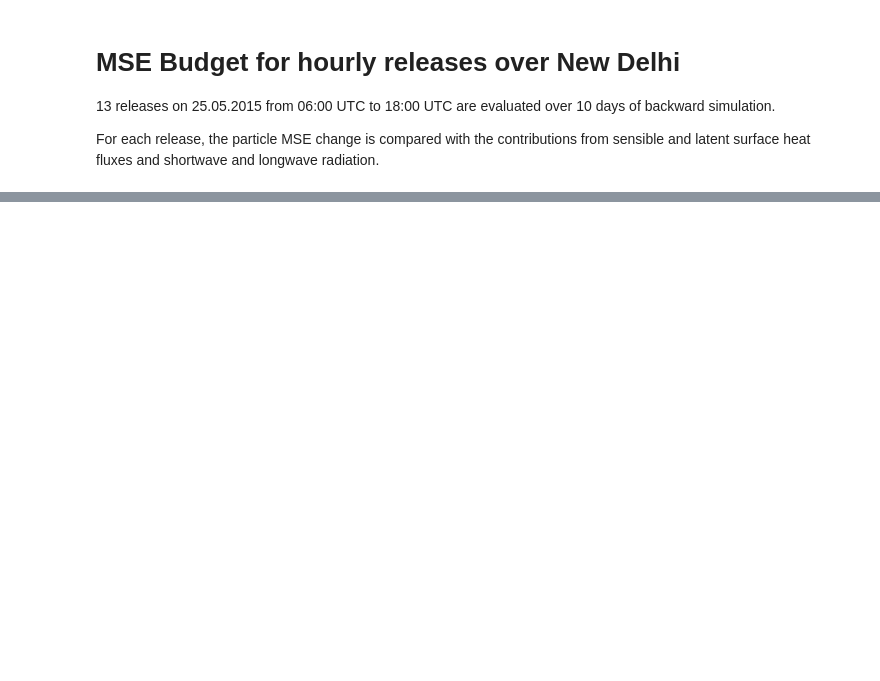
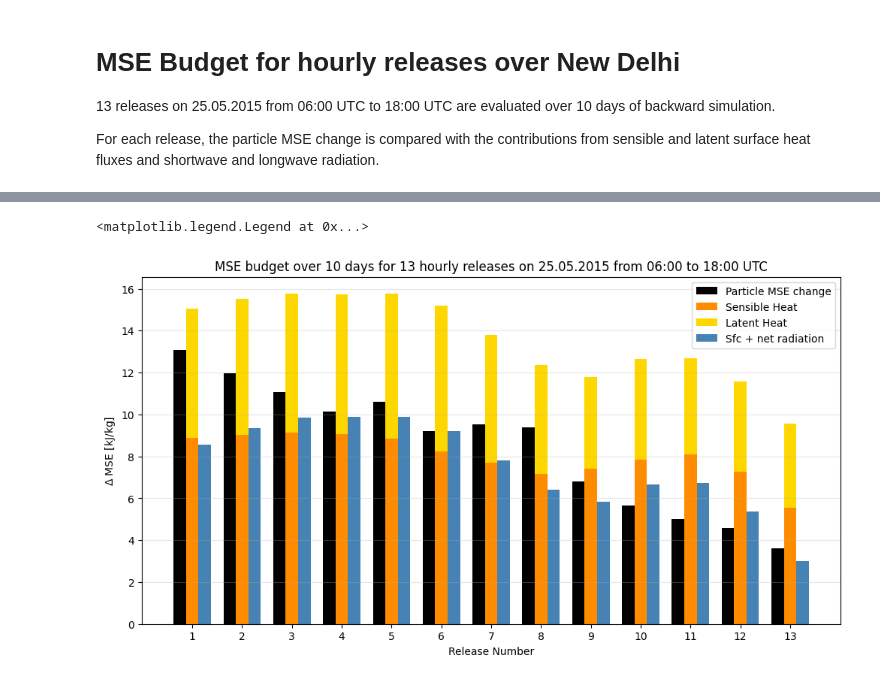
Before and after one commit to georgbrack/msc-thesis, a Jupyter notebook: analysis/MSE_Budget_NewDelhi_hourly_releases.ipynb, the cells around one changed output, grey strips where cells are left out. Drawn from its saved outputs; the diff is of its cells as text; code cells hidden in the pictures; blank space fills up the shorter version.

```diff
--- a/analysis/MSE_Budget_NewDelhi_hourly_releases.ipynb
+++ b/analysis/MSE_Budget_NewDelhi_hourly_releases.ipynb
@@ -30,0 +447,14 @@ Partoutput files: 4
+# %%
+# TEST for ONE HOUR
+
+test_time = radiation_selected.valid_time.min().values
+
+met_test = read_meteorology(test_time)
+
+a_half, b_half = read_hybrid_coefficients(met_file_for(test_time))
+
+heights_test, boundaries_test = calculate_geometry(met_test, a_half, b_half)
+
+print("time:", test_time)
+print("model levels:", heights_test.shape)
+print("boundaries:", boundaries_test.shape)
@@ -30,0 +623,36 @@ Partoutput files: 4
+# %%
+# lets look at it on a bar plot again
+
+width = 0.25
+
+fig, ax = plt.subplots(1, 1, figsize=(12, 6))
+
+ax.bar(
+    mse_budget.index - width, mse_budget["delta_mse"] / 1000,
+    width, color="black", label="Particle MSE change"
+)
+
+ax.bar(
+    mse_budget.index, mse_budget["sfc_sensible"] / 1000,
+    width, color="darkorange", label="Sensible Heat"
+)
+ax.bar(
+    mse_budget.index, mse_budget["sfc_latent"] / 1000,
+    width, bottom=mse_budget["sfc_sensible"] / 1000,
+    color="gold", label="Latent Heat"
+)
+
+ax.bar(
+    mse_budget.index + width, mse_budget["sources_total"] / 1000,
+    width, color="steelblue", label="Sfc + net radiation"
+)
+
+ax.set_xticks(mse_budget.index)
+ax.set_xlabel("Release Number")
+ax.set_ylabel(r"$\Delta$ MSE [kJ/kg]")
+ax.set_title("MSE budget over 10 days for 13 hourly releases on 25.05.2015 from 06:00 to 18:00 UTC")
+ax.grid(axis="y", alpha=0.3)
+ax.legend()
+# %% [output]
+<matplotlib.legend.Legend at 0x...>
+[figure, added]
```
Also changed, not shown: parts of 23 cells of this notebook, 54 other files.
